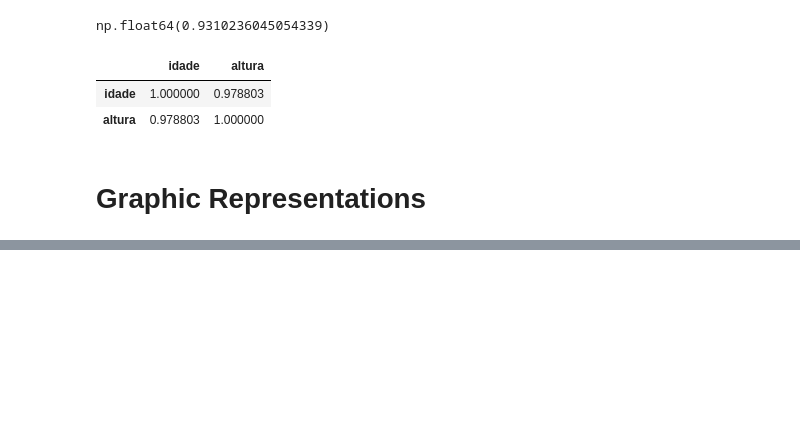
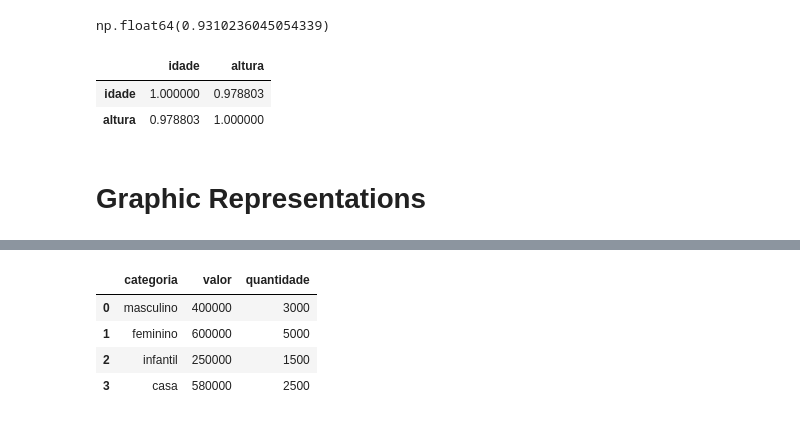
Before and after one commit to Weslley-Prado/estatisca_dev, a Jupyter notebook: estatisca_devs.ipynb, the cells around one changed output, grey strips where cells are left out. Saved outputs shown, nothing was run; the diff lists cells and outputs as text; code cells hidden in the pictures; blank space fills up the shorter version.

```diff
--- a/estatisca_devs.ipynb
+++ b/estatisca_devs.ipynb
@@ -151,0 +170,8 @@ NameError: name 'df_medidas' is not defined
+# %%
+df_vendas
+# %% [output]
+|  | categoria | valor | quantidade |
+| 0 | masculino | 400000 | 3000 |
+| 1 | feminino | 600000 | 5000 |
+| 2 | infantil | 250000 | 1500 |
+| 3 | casa | 580000 | 2500 |
```
Also changed, not shown: parts of 11 cells of this notebook.
